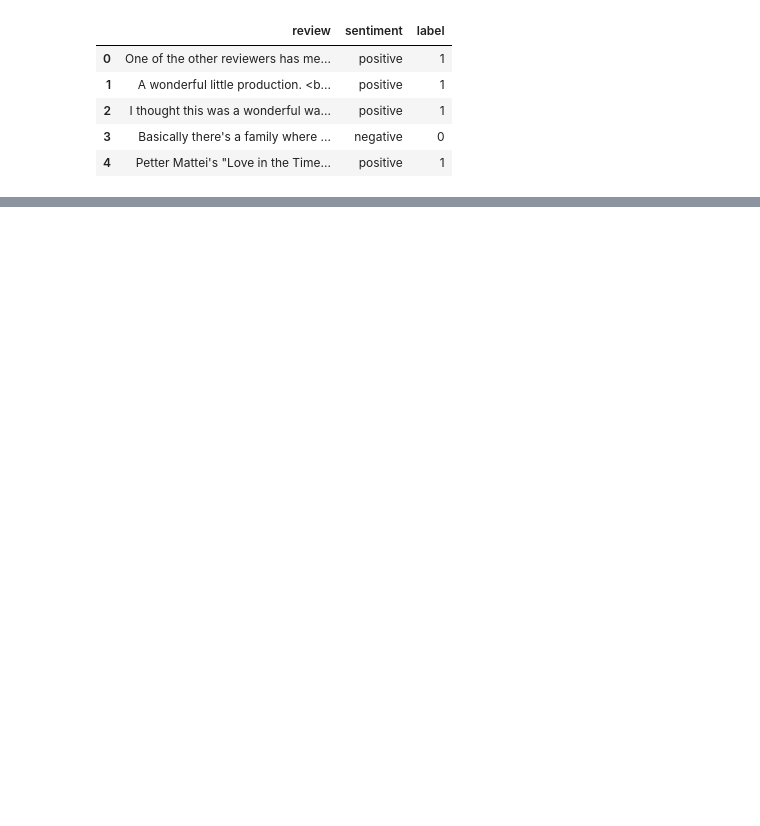
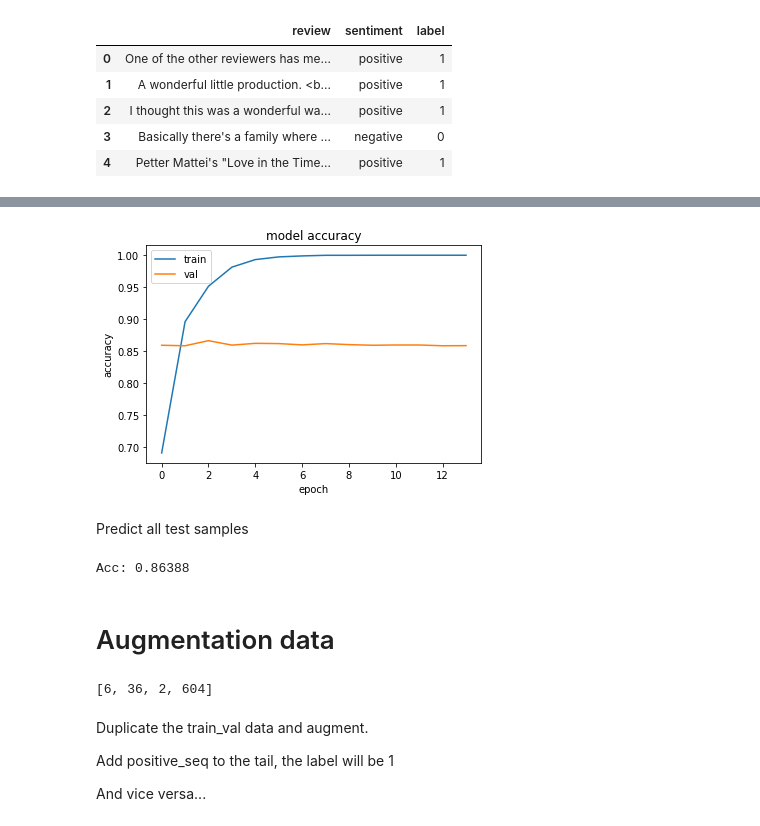
Before and after one commit to huynhhoanghuy/MS_deeplearning_project_Multi-channel, a Jupyter notebook: SentimentAnalysis_Multi-channel.ipynb, the cells around one changed output, grey strips where cells are left out. Cells and saved outputs as stored; diff of their text form; code cells hidden in the pictures; blank space fills up the shorter version.

```diff
--- a/SentimentAnalysis_Multi-channel.ipynb
+++ b/SentimentAnalysis_Multi-channel.ipynb
@@ -73,0 +284,38 @@ X[0][:10]
+# %%
+
+plt.plot(history.history['accuracy'])
+plt.plot(history.history['val_accuracy'])
+plt.title('model accuracy')
+plt.ylabel('accuracy')
+plt.xlabel('epoch')
+plt.legend(['train', 'val'], loc='upper left')
+plt.show()
+# %% [output]
+[figure, added]
+# %% [markdown]
+Predict all test samples
+# %%
+model.load_weights("best_checkpoint_multi_channel.h5")
+y_test_pred = model.predict(X_test)
+y_test_pred = [1 if pred > 0.5 else 0 for pred in y_test_pred ]
+import numpy as np
+print("Acc:",(1 - np.sum(np.abs(y_test_pred- y_test))/len(y_test_pred)))
+# %% [output]
+Acc: 0.86388
+# %% [markdown]
+# Augmentation data
+# %%
+positive_seq = ". very like very love. do not hate"
+negative_seq = ". do not like love. very hate"
+
+pos_token = t.texts_to_sequences([positive_seq])
+neg_token = t.texts_to_sequences([negative_seq])
+pos_token[0]
+# %% [output]
+[6, 36, 2, 604]
+# %% [markdown]
+Duplicate the train_val data and augment.
+
+Add positive_seq to the tail, the label will be 1
+
+And vice versa...
```
Also changed, not shown: parts of 46 cells of this notebook.
